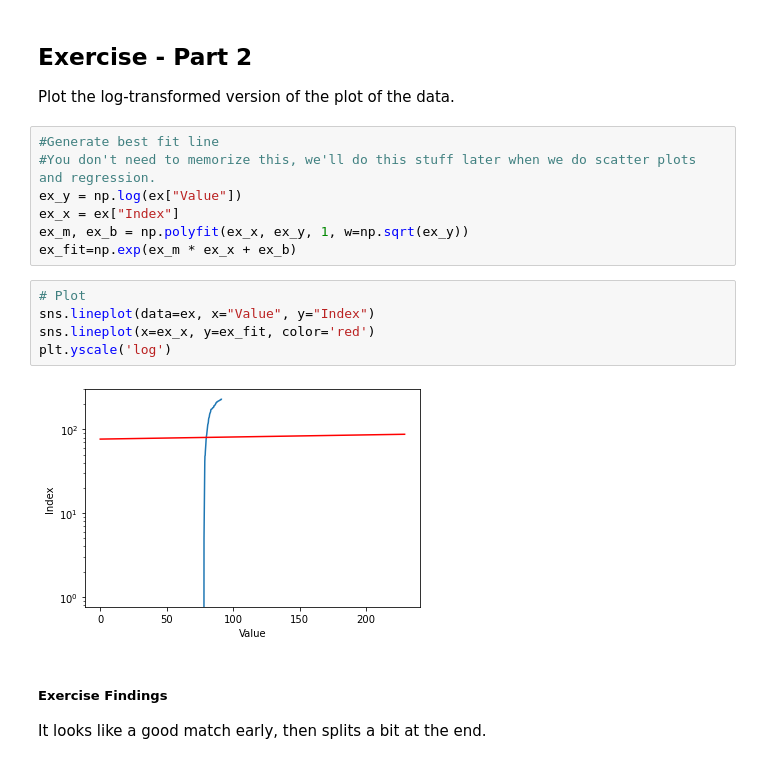
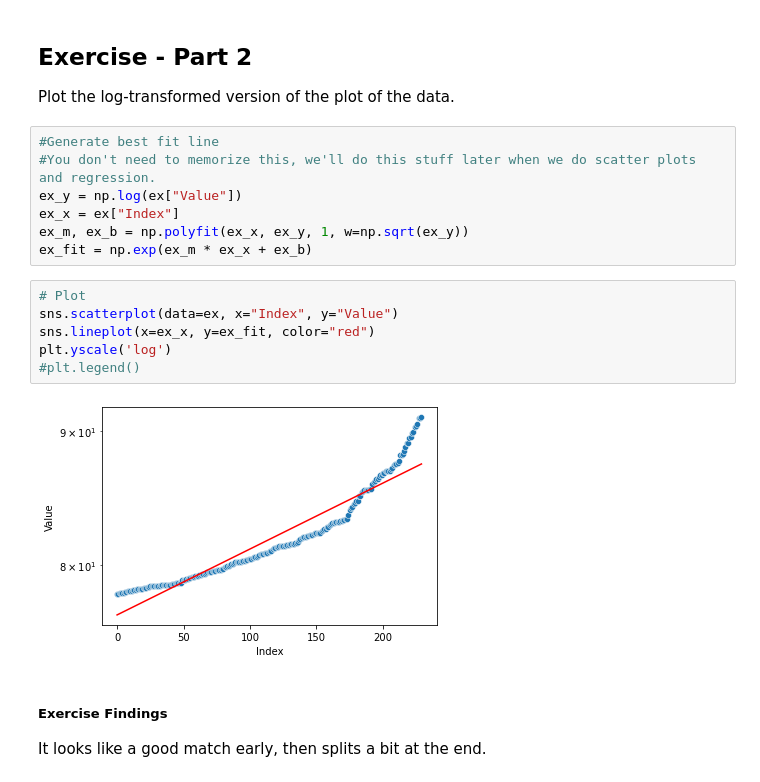
Before and after one commit to ASykes4/Basic_Stats_in_Python_Student_Workbooks, a Jupyter notebook: 007_DistributionsExample.ipynb, the cells around one changed output. Saved outputs shown, nothing was run; the diff lists cells and outputs as text.

```diff
--- a/007_DistributionsExample.ipynb
+++ b/007_DistributionsExample.ipynb
@@ -261,14 +261,15 @@ Plot the log-transformed version of the plot of the data.
 ex_y = np.log(ex["Value"])
 ex_x = ex["Index"]
 ex_m, ex_b = np.polyfit(ex_x, ex_y, 1, w=np.sqrt(ex_y))
-ex_fit=np.exp(ex_m * ex_x + ex_b)
+ex_fit = np.exp(ex_m * ex_x + ex_b)
 # %%
 # Plot
-sns.lineplot(data=ex, x="Value", y="Index")
-sns.lineplot(x=ex_x, y=ex_fit, color='red')
+sns.scatterplot(data=ex, x="Index", y="Value")
+sns.lineplot(x=ex_x, y=ex_fit, color="red")
 plt.yscale('log')
+#plt.legend()
 # %% [output]
-[figure, old version]
+[figure, new version]
 # %% [markdown]
 ##### Exercise Findings
 
```
Also changed, not shown: parts of 3 cells of this notebook.
